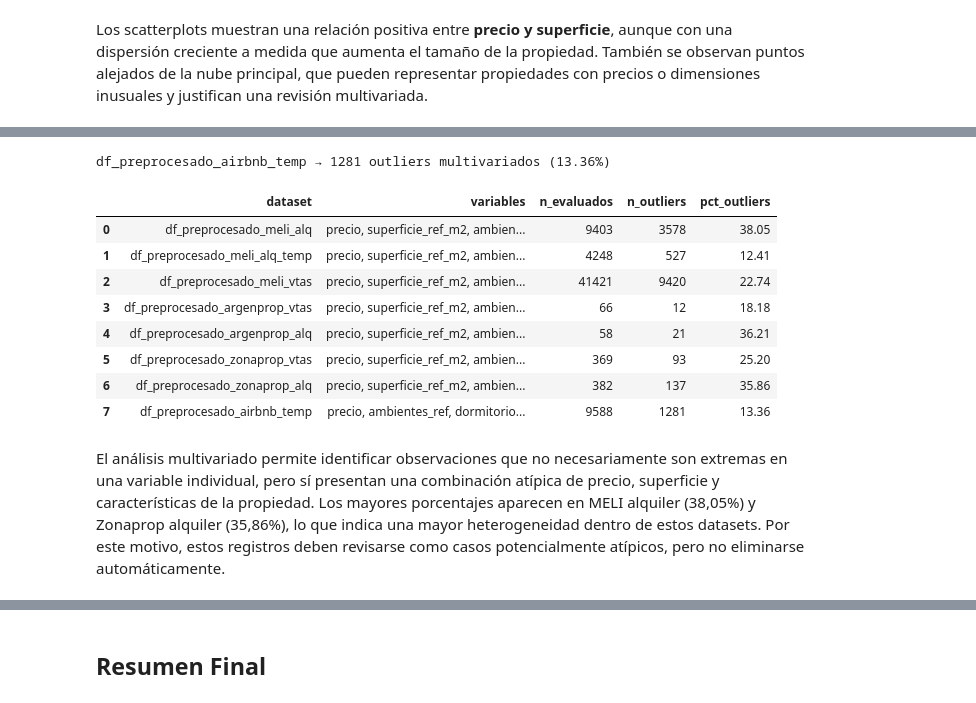
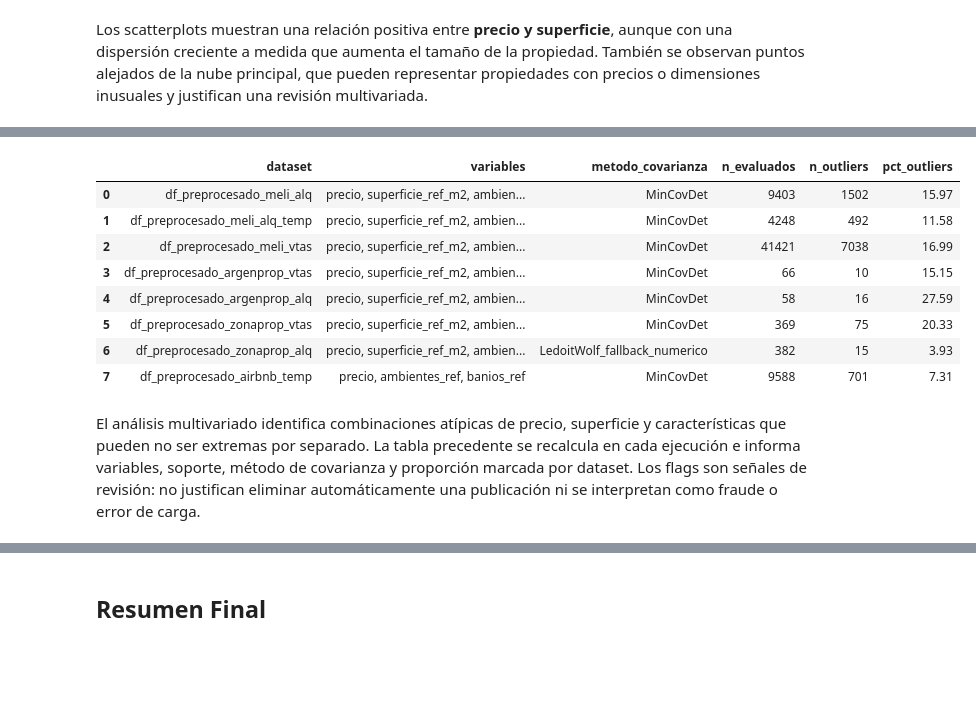
Before and after one commit to arirakowitba/TP_analitica_descriptiva_grupo1_2q2026, a Jupyter notebook: notebooks/04_outliers.ipynb, the cells around one changed output, grey strips where cells are left out. Saved outputs shown, nothing was run; the diff lists cells and outputs as text; code cells hidden in the pictures; blank space fills up the shorter version.

```diff
--- a/notebooks/04_outliers.ipynb
+++ b/notebooks/04_outliers.ipynb
@@ -833,7 +835,8 @@ Los scatterplots muestran una relación positiva entre **precio y superficie**,
 # MAHALANOBIS ROBUSTO
 # ============================================================
 
-from sklearn.covariance import MinCovDet
+from sklearn.covariance import LedoitWolf, MinCovDet
+import warnings
 from scipy.stats import chi2
 
 
@@ -920,18 +923,53 @@ for nombre, df in preprocesados_con_iqr.items():
         )
 
     # ---------------------------------------------
-    # Modelo robusto
+    # Evitar singularidad por variables redundantes
+    # ---------------------------------------------
+
+    correlaciones = X.corr().abs()
+    redundantes = [
+        columna
+        for posicion, columna in enumerate(correlaciones.columns)
+        if any(correlaciones.iloc[:posicion, posicion] >= 0.995)
+    ]
+    if redundantes:
+        print(nombre, '→ variables redundantes excluidas:', redundantes)
+        X = X.drop(columns=redundantes)
+        variables = list(X.columns)
+
+    if len(variables) < 3:
+        print(nombre, '→ menos de tres variables independientes')
+        preprocesados_multivariado[nombre] = df_mv
+        continue
+
+    # ---------------------------------------------
+    # Modelo robusto con escalado para estabilidad numérica
     # ---------------------------------------------
 
     try:
 
-        modelo = MinCovDet(
-            random_state=42
-        )
+        centro = X.median()
+        escala = X.quantile(0.75) - X.quantile(0.25)
+        escala = escala.mask(escala <= 0, X.std(ddof=0)).replace(0, 1)
+        X_ajustada = (X - centro) / escala
 
-        modelo.fit(X)
+        with warnings.catch_warnings(record=True) as avisos_mcd:
+            warnings.simplefilter('always', RuntimeWarning)
+            modelo = MinCovDet(
+                random_state=42,
+                support_fraction=0.75
+            )
+            modelo.fit(X_ajustada)
 
-        distancias = modelo.mahalanobis(X)
+        inestable = any(issubclass(aviso.category, RuntimeWarning) for aviso in avisos_mcd)
+        if inestable:
+            modelo = LedoitWolf().fit(X_ajustada)
+            metodo_covarianza = 'LedoitWolf_fallback_numerico'
+            print(nombre, '→ fallback LedoitWolf por inestabilidad numérica de MinCovDet')
+        else:
+            metodo_covarianza = 'MinCovDet'
+
+        distancias = modelo.mahalanobis(X_ajustada)
 
         umbral = chi2.ppf(
             0.99,
@@ -957,6 +995,7 @@ for nombre, df in preprocesados_con_iqr.items():
         reportes_multivariado.append({
             'dataset': nombre,
             'variables': ', '.join(variables),
+            'metodo_covarianza': metodo_covarianza,
             'n_evaluados': len(X),
             'n_outliers': n_outliers,
             'pct_outliers': pct_outliers
@@ -971,12 +1010,7 @@ for nombre, df in preprocesados_con_iqr.items():
         )
 
     except Exception as e:
-
-        print(
-            nombre,
-            '→ error:',
-            e
-        )
+        raise RuntimeError(f'Fallo del diagnóstico multivariado en {nombre}: {e}') from e
 
     preprocesados_multivariado[nombre] = df_mv
 
@@ -999,13 +1036,12 @@ df_preprocesado_zonaprop_alq → 137 outliers multivariados (35.86%)
-df_preprocesado_airbnb_temp → 1281 outliers multivariados (13.36%)
-|  | dataset | variables | n_evaluados | n_outliers | pct_outliers |
-| 0 | df_preprocesado_meli_alq | precio, superficie_ref_m2, ambien... | 9403 | 3578 | 38.05 |
-| 1 | df_preprocesado_meli_alq_temp | precio, superficie_ref_m2, ambien... | 4248 | 527 | 12.41 |
-| 2 | df_preprocesado_meli_vtas | precio, superficie_ref_m2, ambien... | 41421 | 9420 | 22.74 |
-| 3 | df_preprocesado_argenprop_vtas | precio, superficie_ref_m2, ambien... | 66 | 12 | 18.18 |
-| 4 | df_preprocesado_argenprop_alq | precio, superficie_ref_m2, ambien... | 58 | 21 | 36.21 |
-| 5 | df_preprocesado_zonaprop_vtas | precio, superficie_ref_m2, ambien... | 369 | 93 | 25.20 |
-| 6 | df_preprocesado_zonaprop_alq | precio, superficie_ref_m2, ambien... | 382 | 137 | 35.86 |
-| 7 | df_preprocesado_airbnb_temp | precio, ambientes_ref, dormitorio... | 9588 | 1281 | 13.36 |
+|  | dataset | variables | metodo_covarianza | n_evaluados | n_outliers | pct_outliers |
+| 0 | df_preprocesado_meli_alq | precio, superficie_ref_m2, ambien... | MinCovDet | 9403 | 1502 | 15.97 |
+| 1 | df_preprocesado_meli_alq_temp | precio, superficie_ref_m2, ambien... | MinCovDet | 4248 | 492 | 11.58 |
+| 2 | df_preprocesado_meli_vtas | precio, superficie_ref_m2, ambien... | MinCovDet | 41421 | 7038 | 16.99 |
+| 3 | df_preprocesado_argenprop_vtas | precio, superficie_ref_m2, ambien... | MinCovDet | 66 | 10 | 15.15 |
+| 4 | df_preprocesado_argenprop_alq | precio, superficie_ref_m2, ambien... | MinCovDet | 58 | 16 | 27.59 |
+| 5 | df_preprocesado_zonaprop_vtas | precio, superficie_ref_m2, ambien... | MinCovDet | 369 | 75 | 20.33 |
+| 6 | df_preprocesado_zonaprop_alq | precio, superficie_ref_m2, ambien... | LedoitWolf_fallback_numerico | 382 | 15 | 3.93 |
+| 7 | df_preprocesado_airbnb_temp | precio, ambientes_ref, banios_ref | MinCovDet | 9588 | 701 | 7.31 |
 # %% [markdown]
-El análisis multivariado permite identificar observaciones que no necesariamente son extremas en una variable individual, pero sí presentan una combinación atípica de precio, superficie y características de la propiedad. Los mayores porcentajes aparecen en MELI alquiler (38,05%) y Zonaprop alquiler (35,86%), lo que indica una mayor heterogeneidad dentro de estos datasets. Por este motivo, estos registros deben revisarse como casos potencialmente atípicos, pero no eliminarse automáticamente.
+El análisis multivariado identifica combinaciones atípicas de precio, superficie y características que pueden no ser extremas por separado. La tabla precedente se recalcula en cada ejecución e informa variables, soporte, método de covarianza y proporción marcada por dataset. Los flags son señales de revisión: no justifican eliminar automáticamente una publicación ni se interpretan como fraude o error de carga.
 # %% [markdown]
```
Also changed, not shown: parts of 12 cells of this notebook, 2 other files.
